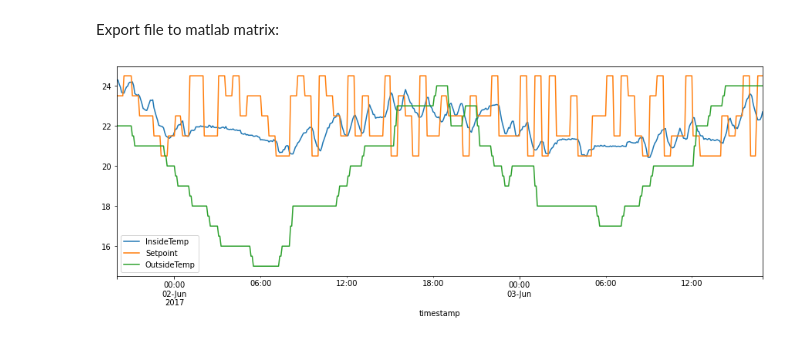
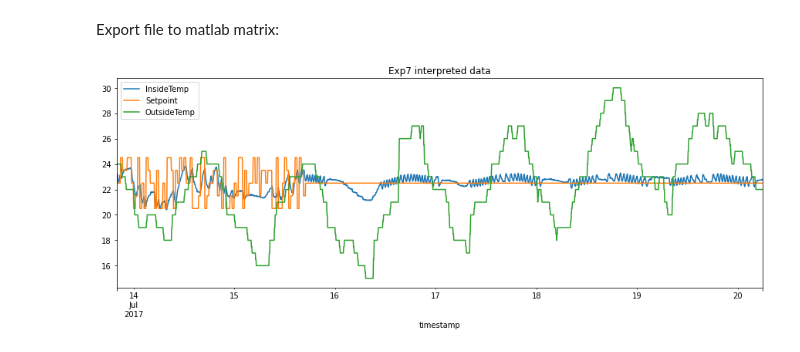
Before and after one commit to Radu-C-Martin/Master-Project, a Jupyter notebook: Notebooks/WDB matrix from experimental data.ipynb, the cells around one changed output. Cells and saved outputs as stored; diff of their text form; code cells hidden in the pictures.

```diff
--- a/Notebooks/WDB matrix from experimental data.ipynb
+++ b/Notebooks/WDB matrix from experimental data.ipynb
@@ -26,6 +26,8 @@ Load the experimental data pertaining to the first experiment:
+# %%
+exp_id = 'Exp7'
 # %%
-mat_exp1 = loadmat('../Data/Luca_experimental_data/Exp1.mat')
-measured_vals = [*mat_exp1['Exp1'].dtype.fields]
+mat_exp1 = loadmat(f'../Data/Luca_experimental_data/{exp_id}.mat')
+measured_vals = [*mat_exp1[exp_id].dtype.fields]
 measured_vals
 # %% [output]
 ['Power',
@@ -51,7 +53,7 @@ def df_from_mb_struct(mb_mat, field):
 # %%
 dict_dfs = {}
 for var in measured_vals:
-    dict_dfs[var] = df_from_mb_struct(mat_exp1['Exp1'], var)
+    dict_dfs[var] = df_from_mb_struct(mat_exp1[exp_id], var)
 # %%
 df = dict_dfs[measured_vals[0]]
 
@@ -350,5 +352,6 @@ scipy.io.savemat("../Data/Exp1_WDB.mat", {'Exp1_WDB': df_wdb.to_numpy()})
 # %%
 df[['InsideTemp', 'Setpoint', 'OutsideTemp']].plot(figsize = (15, 5))
+plt.title(f"{exp_id} interpreted data")
 plt.show()
 # %% [output]
-[figure, old version]
+[figure, new version]
```
Also changed, not shown: parts of 15 cells of this notebook, 1 other file.
